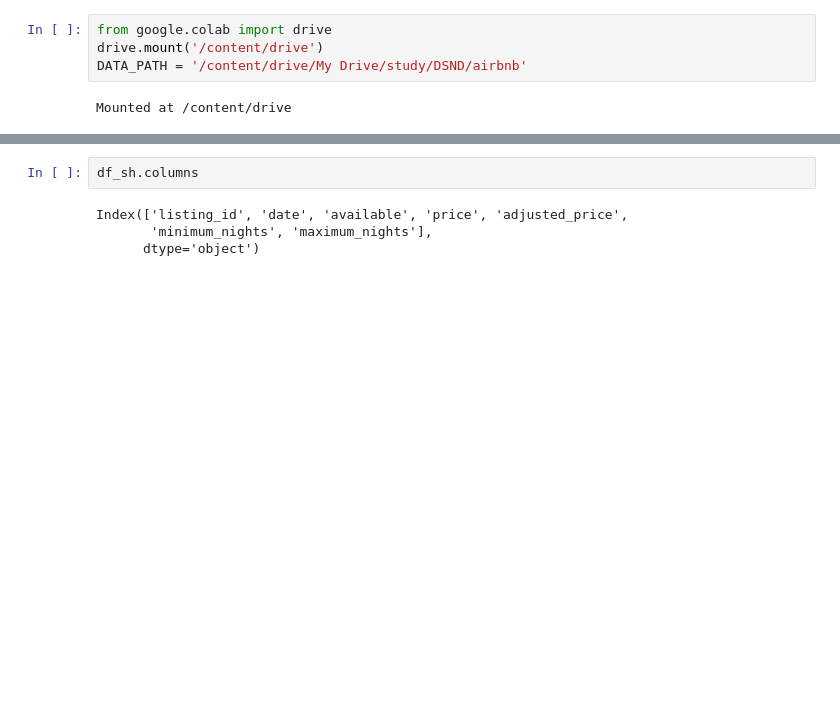
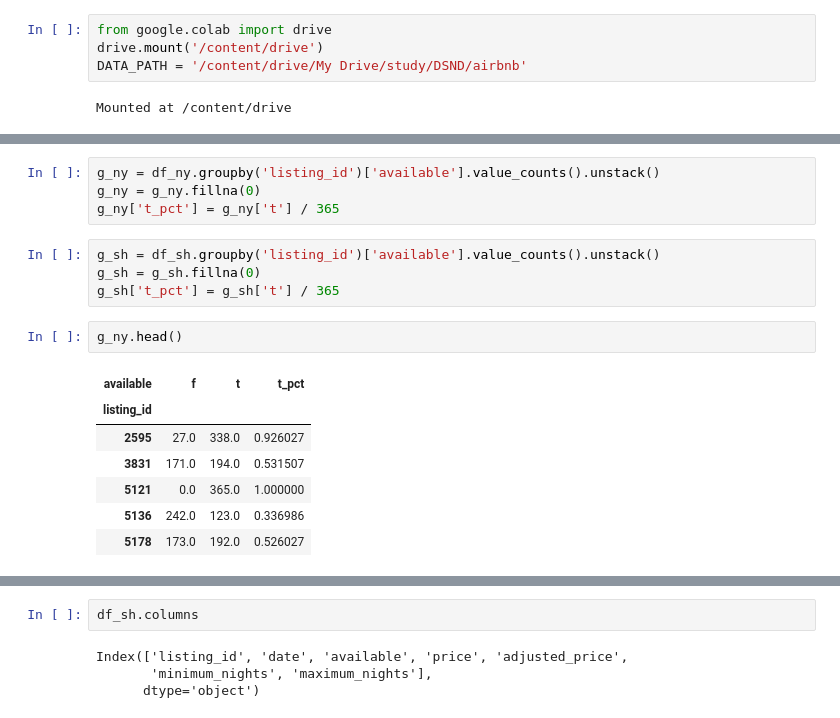
Before and after one commit to anqi-guo/udacity-dsnd-project1, a Jupyter notebook: calendar.ipynb, the cells around one changed output, grey strips where cells are left out. Saved outputs shown, nothing was run; the diff lists cells and outputs as text; blank space fills up the shorter version.

```diff
--- a/calendar.ipynb
+++ b/calendar.ipynb
@@ -15,0 +43,18 @@ df_sh['date'] = pd.to_datetime(df_sh['date'])
+# %%
+g_ny = df_ny.groupby('listing_id')['available'].value_counts().unstack()
+g_ny = g_ny.fillna(0)
+g_ny['t_pct'] = g_ny['t'] / 365
+# %%
+g_sh = df_sh.groupby('listing_id')['available'].value_counts().unstack()
+g_sh = g_sh.fillna(0)
+g_sh['t_pct'] = g_sh['t'] / 365
+# %%
+g_ny.head()
+# %% [output]
+| available | f | t | t_pct |
+| listing_id |  |  |  |
+| 2595 | 27.0 | 338.0 | 0.926027 |
+| 3831 | 171.0 | 194.0 | 0.531507 |
+| 5121 | 0.0 | 365.0 | 1.000000 |
+| 5136 | 242.0 | 123.0 | 0.336986 |
+| 5178 | 173.0 | 192.0 | 0.526027 |
```
Also changed, not shown: parts of 11 cells of this notebook.
